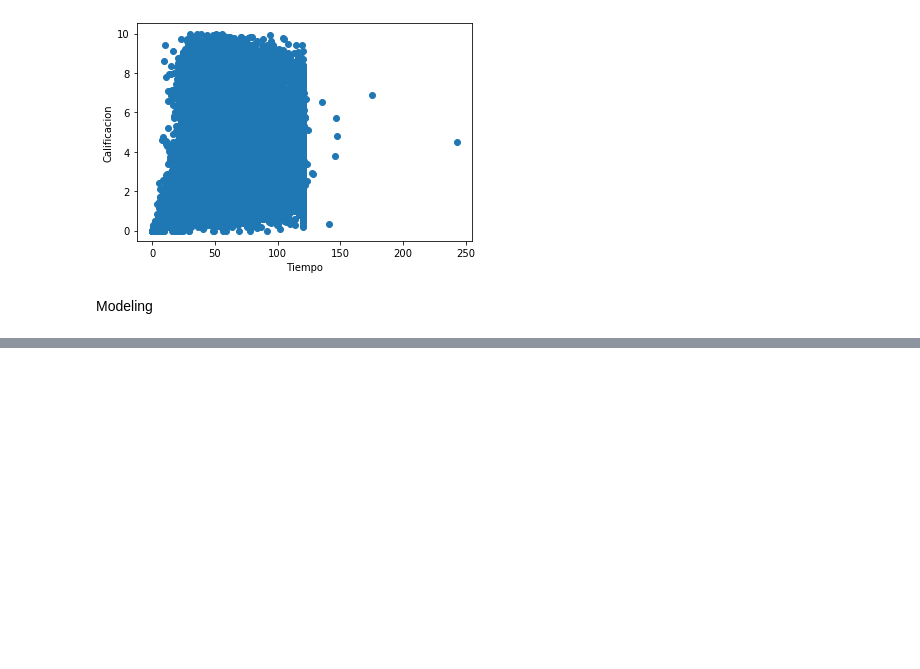
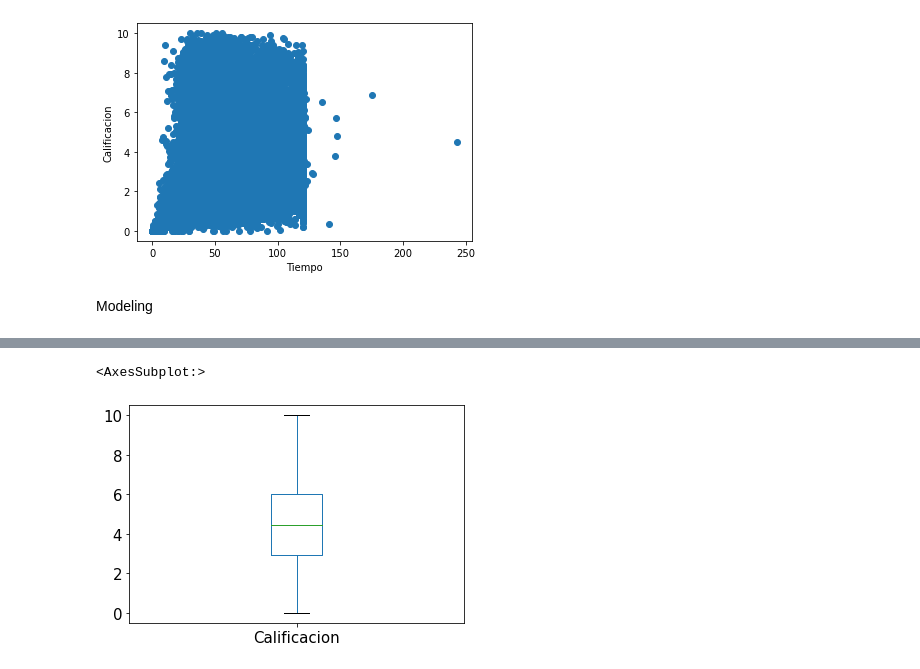
Before and after one commit to ldurazo/mcd-outliers, a Jupyter notebook: notebooks/outlier-kneighbors.ipynb, the cells around one changed output, grey strips where cells are left out. Saved outputs shown, nothing was run; the diff lists cells and outputs as text; code cells hidden in the pictures; blank space fills up the shorter version.

```diff
--- a/notebooks/outlier-kneighbors.ipynb
+++ b/notebooks/outlier-kneighbors.ipynb
@@ -120,0 +129,5 @@ plt.scatter(outlier_values["Tiempo"], outlier_values["Calificacion"], color = "r
+# %%
+dfExamen.boxplot(['Calificacion'], grid=False, fontsize=15)
+# %% [output]
+<AxesSubplot:>
+[figure, added]
```
Also changed, not shown: parts of 14 cells of this notebook.
